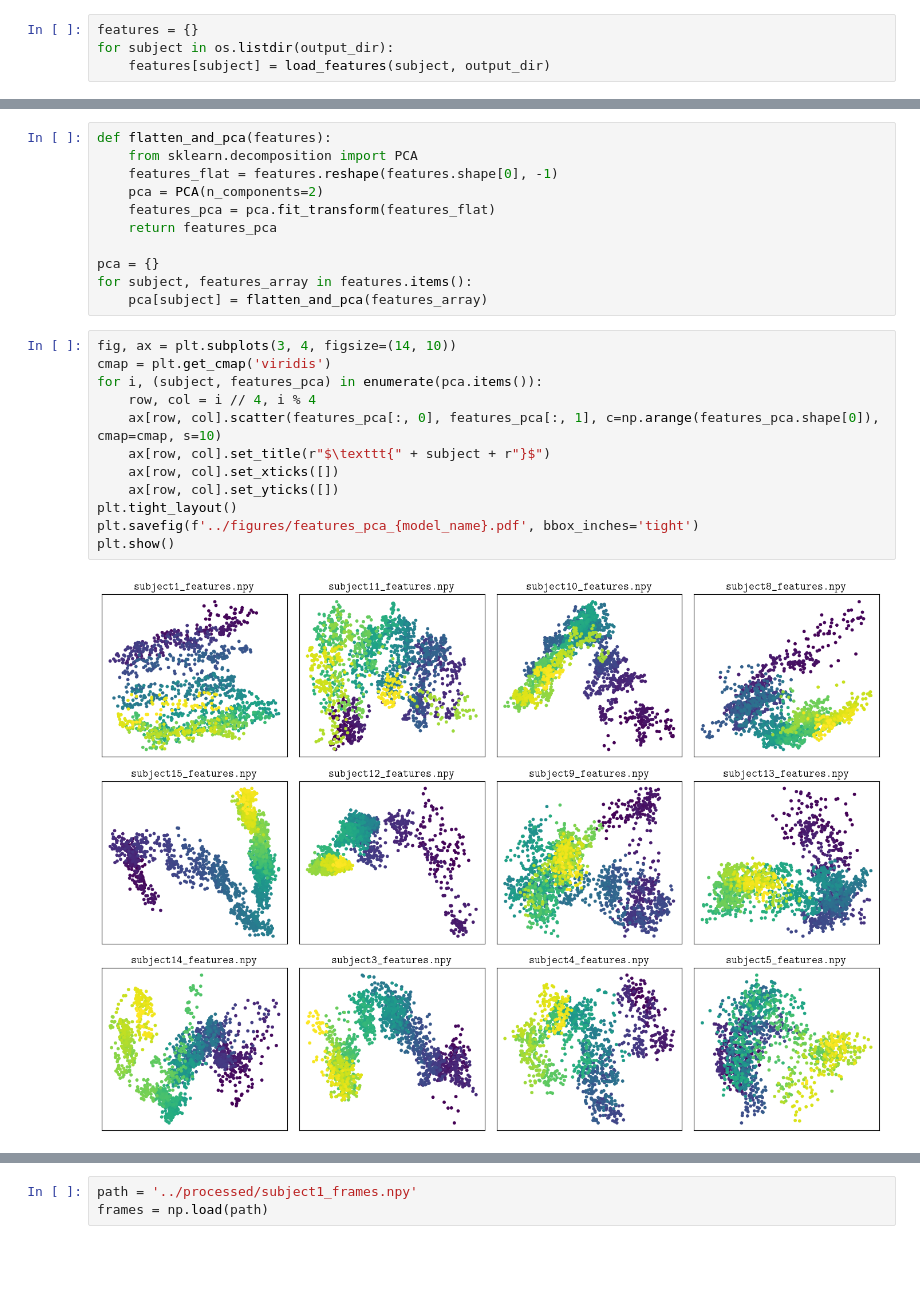
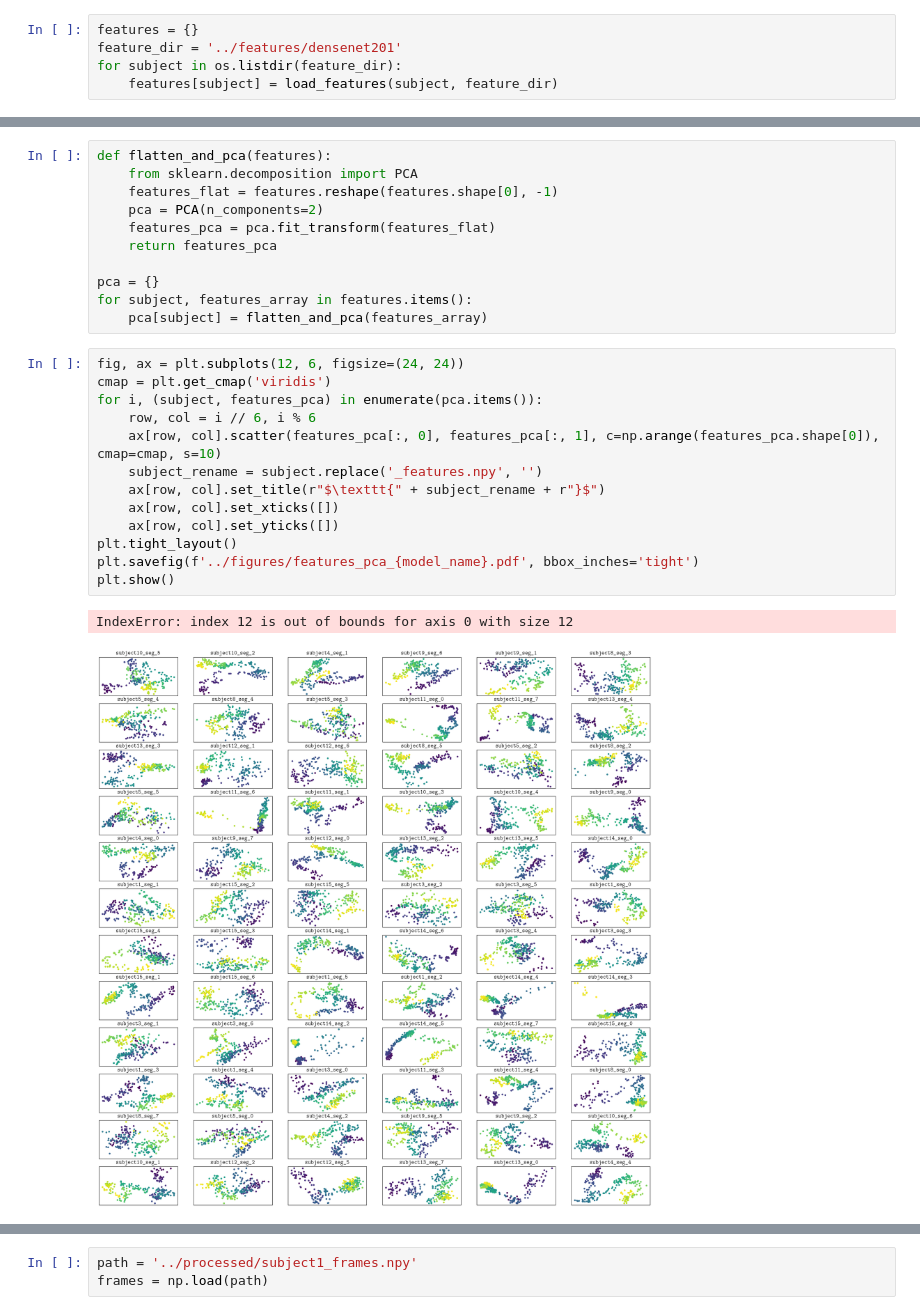
Before and after one commit to qlinhta/rPPG-ODE, a Jupyter notebook: area51/features.ipynb, the cells around one changed output, grey strips where cells are left out. Cells and saved outputs as stored; diff of their text form; blank space fills up the shorter version.

```diff
--- a/area51/features.ipynb
+++ b/area51/features.ipynb
@@ -88,6 +89,7 @@ def load_features(subject, features_dir):
     return features
 # %%
 features = {}
-for subject in os.listdir(output_dir):
-    features[subject] = load_features(subject, output_dir)
+feature_dir = '../features/densenet201'
+for subject in os.listdir(feature_dir):
+    features[subject] = load_features(subject, feature_dir)
 # %%
@@ -106,19 +111,21 @@ pca = {}
 for subject, features_array in features.items():
     pca[subject] = flatten_and_pca(features_array)
 # %%
-fig, ax = plt.subplots(3, 4, figsize=(14, 10))
+fig, ax = plt.subplots(12, 6, figsize=(24, 24))
 cmap = plt.get_cmap('viridis')
 for i, (subject, features_pca) in enumerate(pca.items()):
-    row, col = i // 4, i % 4
+    row, col = i // 6, i % 6
     ax[row, col].scatter(features_pca[:, 0], features_pca[:, 1], c=np.arange(features_pca.shape[0]), cmap=cmap, s=10)
-    ax[row, col].set_title(r"$\texttt{" + subject + r"}$")
+    subject_rename = subject.replace('_features.npy', '')
+    ax[row, col].set_title(r"$\texttt{" + subject_rename + r"}$")
     ax[row, col].set_xticks([])
     ax[row, col].set_yticks([])
 plt.tight_layout()
 plt.savefig(f'../figures/features_pca_{model_name}.pdf', bbox_inches='tight')
 plt.show()
 # %% [output]
+IndexError: index 12 is out of bounds for axis 0 with size 12
-[figure, old version]
+[figure, new version]
 # %%
 path_to_signals = '../processed/'
 from prettytable import PrettyTable
```
Also changed, not shown: parts of 7 cells of this notebook, 4 other files.
